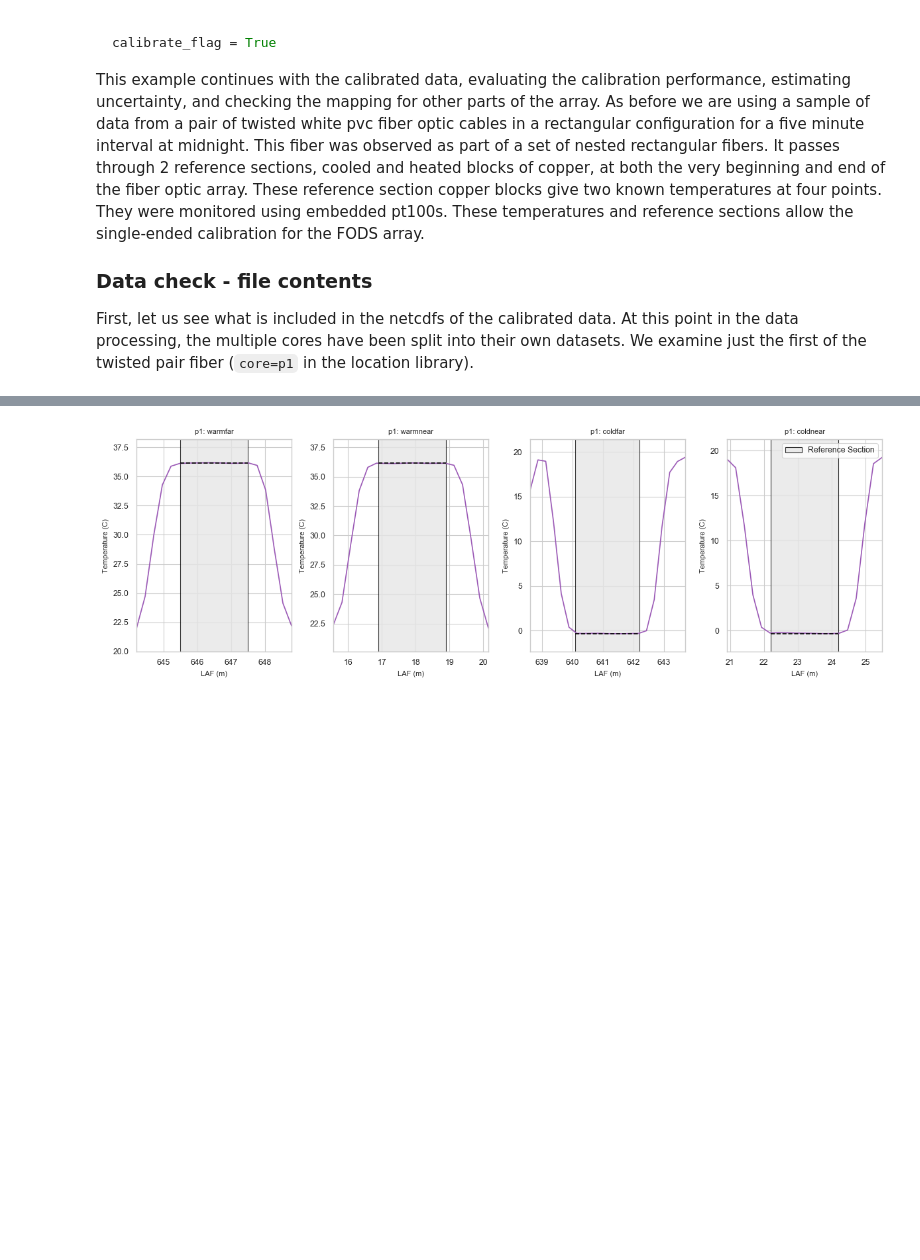
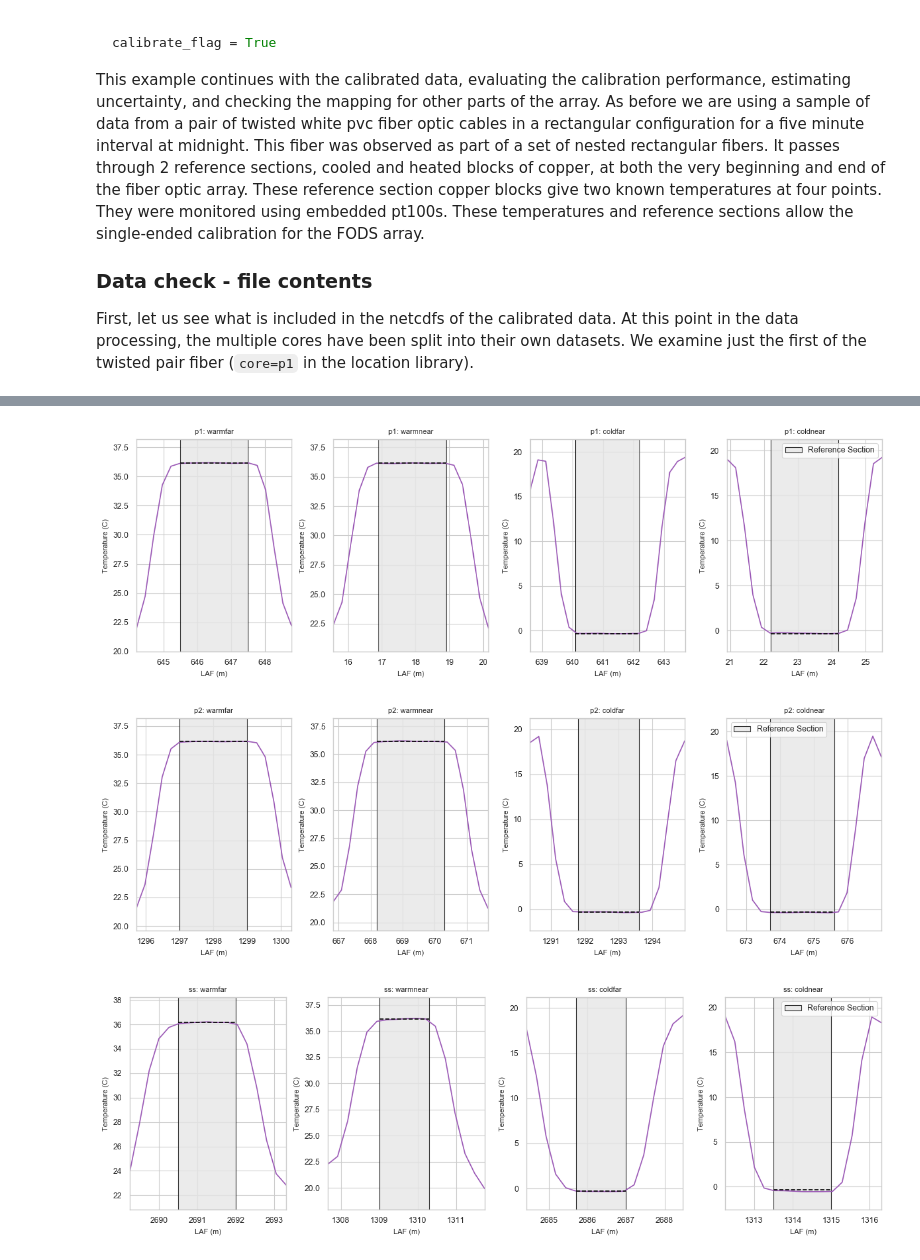
Before and after one commit to klapo/pyfocs, a Jupyter notebook: example/pyfocs_ex2_calibcheck.ipynb, the cells around one changed output, grey strips where cells are left out. Cells and saved outputs as stored; diff of their text form; code cells hidden in the pictures; blank space fills up the shorter version.

```diff
--- a/example/pyfocs_ex2_calibcheck.ipynb
+++ b/example/pyfocs_ex2_calibcheck.ipynb
@@ -154,43 +177,47 @@ The first step is to evaluate the calibration. This allows us to estimate the un
 # %%
 # Time average the data
-smpl_data_mean = smpl_data.mean(dim='time')
 
 # Reference baths
-fig, axes = plt.subplots(1, len(bath_names), figsize=(12, 4))
-c = 'p1'
-for bn_num, bn in enumerate(bath_names):
-    ax = axes[bn_num]
-    ax.set_title(c + ': ' + bn)
+for c in cores:
+    ds = smpl_data[c]
+    ds = ds.mean(dim='time')
 
-    bath_start = phys_locs[bn]['LAF'][c][0]
-    bath_end = phys_locs[bn]['LAF'][c][1]
+    fig, axes = plt.subplots(1, len(bath_names), figsize=(12, 4))
+    for bn_num, bn in enumerate(bath_names):
+        ax = axes[bn_num]
+        ax.set_title(c + ': ' + bn)
 
-    ds_bath = smpl_data_mean.sel(LAF=slice(bath_start - 1.5,
-                                           bath_end + 1.5))
+        bath_start = phys_locs[bn]['LAF'][c][0]
+        bath_end = phys_locs[bn]['LAF'][c][1]
 
-    # Fill in the "current" bath locations
-    ax.fill_between([bath_start, bath_end],
-                    ds_bath.cal_temp.min() - 2, ds_bath.cal_temp.max() + 2,
-                    edgecolor='k', facecolor='0.9', alpha=0.8, label='Reference Section')
+        ds_bath = ds.sel(LAF=slice(bath_start - 1.5,
+                                   bath_end + 1.5))
 
-    # The calibrated temperature data
-    ax.plot(ds_bath.LAF, ds_bath.cal_temp)
+        # Fill in the "current" bath locations
+        ax.fill_between([bath_start, bath_end],
+                        ds_bath.cal_temp.min() - 2, ds_bath.cal_temp.max() + 2,
+                        edgecolor='k', facecolor='0.9', alpha=0.8, label='Reference Section')
 
-    # The reference probe values
-    if 'warm' in bn:
-        probe_name = 'warmProbe'
-    elif 'cold' in bn:
-        probe_name = 'coldProbe'
-    probe = smpl_data_mean[probe_name]
-    ax.plot([bath_start, bath_end],
-            [probe, probe], 'k--')
+        # The calibrated temperature data
+        ax.plot(ds_bath.LAF, ds_bath.cal_temp)
 
-    ax.autoscale(enable=True, tight=True)
-    ax.set_ylabel('Temperature (C)')
-    ax.set_xlabel('LAF (m)')
+        # The reference probe values
+        if 'warm' in bn:
+            probe_name = 'warmProbe'
+        elif 'cold' in bn:
+            probe_name = 'coldProbe'
+        probe = ds[probe_name]
+        ax.plot([bath_start, bath_end],
+                [probe, probe], 'k--')
 
-ax.legend()
-fig.tight_layout()
+        ax.autoscale(enable=True, tight=True)
+        ax.set_ylabel('Temperature (C)')
+        ax.set_xlabel('LAF (m)')
+
+    ax.legend()
+    fig.tight_layout()
 # %% [output]
 [figure]
+[figure, added]
+[figure, added]
 # %% [markdown]
```
Also changed, not shown: parts of 15 cells of this notebook, 7 other files.
